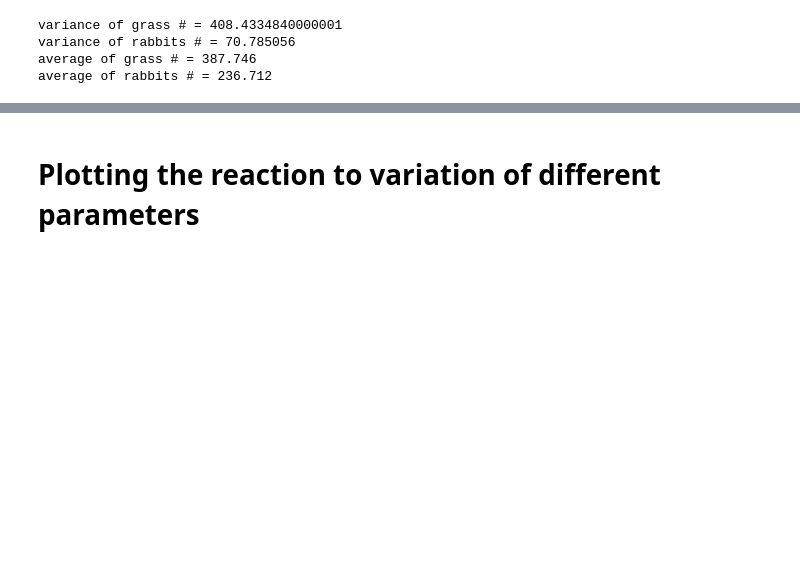
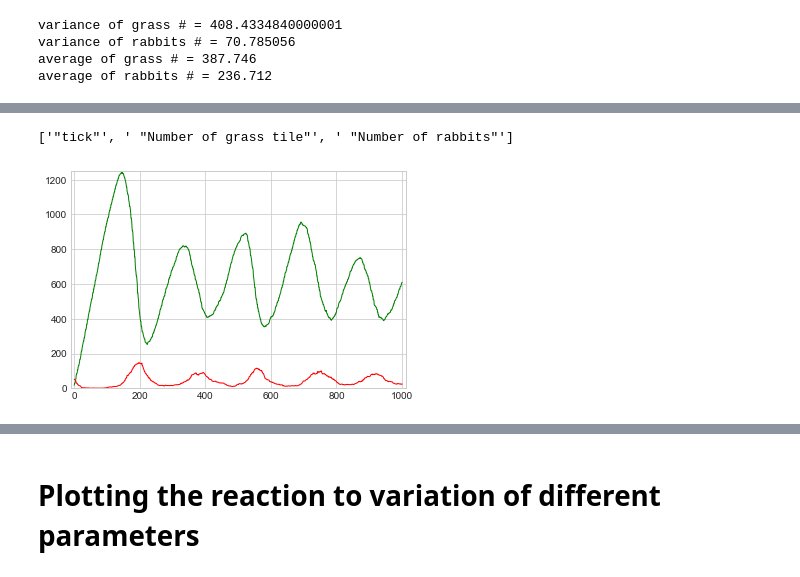
Before and after one commit to RenardDesNeiges/CS-430_1_Rabbits, a Jupyter notebook: report/plots/plot_notebook.ipynb, the cells around one changed output, grey strips where cells are left out. Drawn from its saved outputs; the diff is of its cells as text; code cells hidden in the pictures; blank space fills up the shorter version.

```diff
--- a/report/plots/plot_notebook.ipynb
+++ b/report/plots/plot_notebook.ipynb
@@ -37,7 +37,7 @@ def parseCSV(address):
 # %%
 # Plotting Routine
 
-def plotPop(ticks,grass,rabbits,start,length,name):
+def plotPop(ticks,grass,rabbits,start,length,name,maxAxis = -1):
 
     #defining the figure style
     plt.style.use('seaborn-whitegrid')
@@ -50,7 +50,10 @@ def plotPop(ticks,grass,rabbits,start,length,name):
 
     #setting the axis limits
     plt.xlim(-10+ticks[start], ticks[end]+10)
-    plt.ylim(0, max([max(grass[start:end]),max(rabbits[start:end])])+10);
+    if maxAxis == -1:
+        plt.ylim(0, max([max(grass[start:end]),max(rabbits[start:end])])+10);
+    else:
+        plt.ylim(0, maxAxis);
 
     #plotting the grass
     x = ticks[start:end]
@@ -832,0 +846,8 @@ average of rabbits # = 236.712
+# %%
+(ticks_16,grass_16,rabbits_16) = parseCSV('simRun_16.txt')
+# %% [output]
+['"tick"', ' "Number of grass tile"', ' "Number of rabbits"']
+# %%
+plotPop(ticks_16,grass_16,rabbits_16,0,1000,"sim16")
+# %% [output]
+[figure, added]
```
Also changed, not shown: parts of 7 cells of this notebook, 9 other files.
